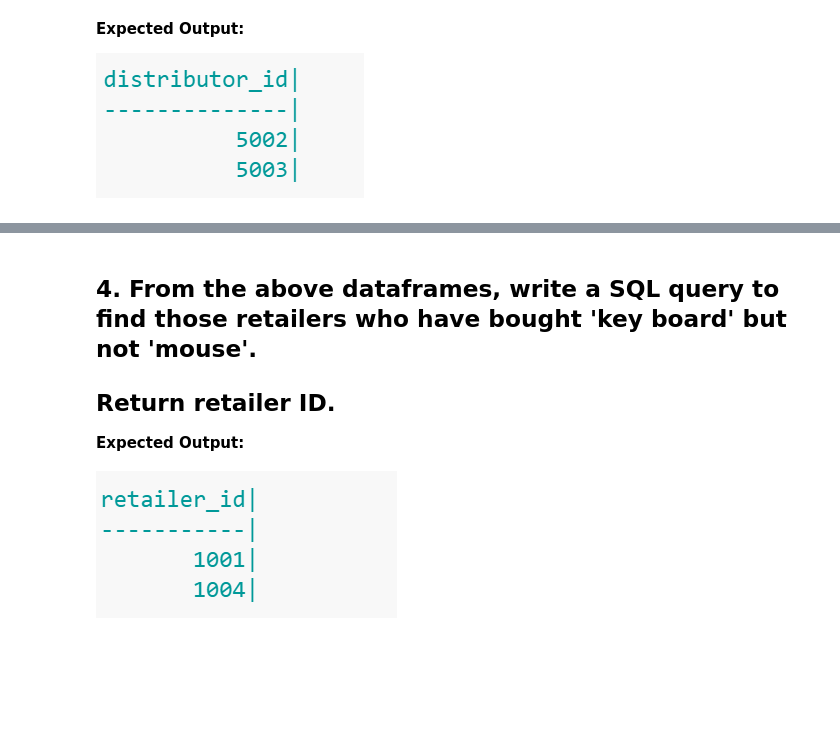
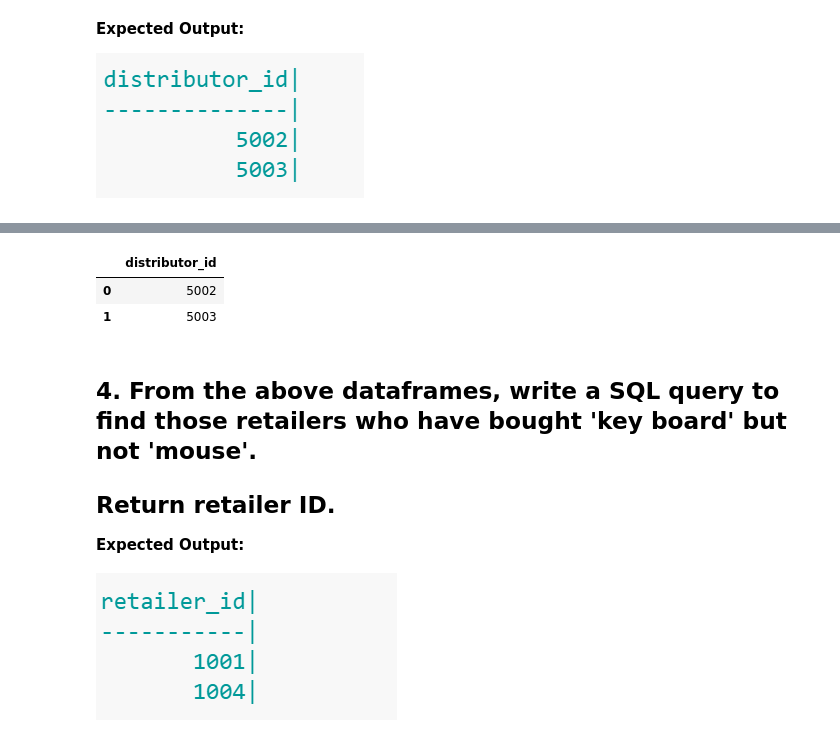
Before and after one commit to Shrez7961/Practice, a Jupyter notebook: Day_5__Assignment.ipynb, the cells around one changed output, grey strips where cells are left out. Cells and saved outputs as stored; diff of their text form; code cells hidden in the pictures; blank space fills up the shorter version.

```diff
--- a/Day_5__Assignment.ipynb
+++ b/Day_5__Assignment.ipynb
@@ -152,3 +168,21 @@ sales_info = pd.read_sql_query ('''SELECT * FROM sales_info''',conn)
+# %%
+# Write Your code here.
+mysql('''
+SELECT DISTINCT distributor_id
+FROM sales_info
+GROUP BY distributor_id
+HAVING SUM(total_cost) =
+(
+SELECT SUM(total_cost) AS total_price
+FROM sales_info
+GROUP BY distributor_id
+ORDER BY total_price DESC
+LIMIT 1
+)''')
+# %% [output]
+|  | distributor_id |
+| 0 | 5002 |
+| 1 | 5003 |
 # %% [markdown]
 ## 4. From the above dataframes, write a SQL query to find those retailers who have bought 'key board' but not 'mouse'.
 ## Return retailer ID.
```
Also changed, not shown: parts of 6 cells of this notebook.
